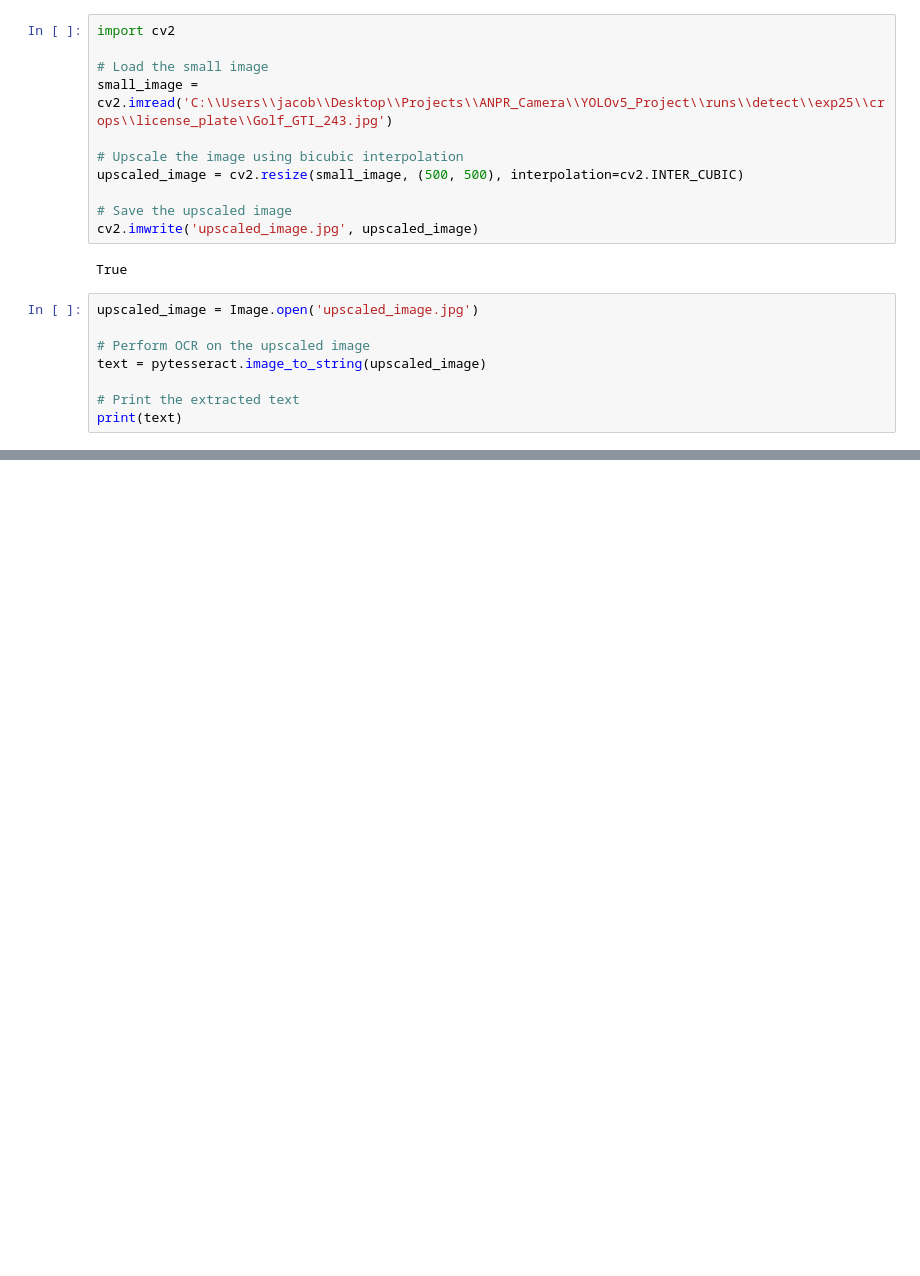
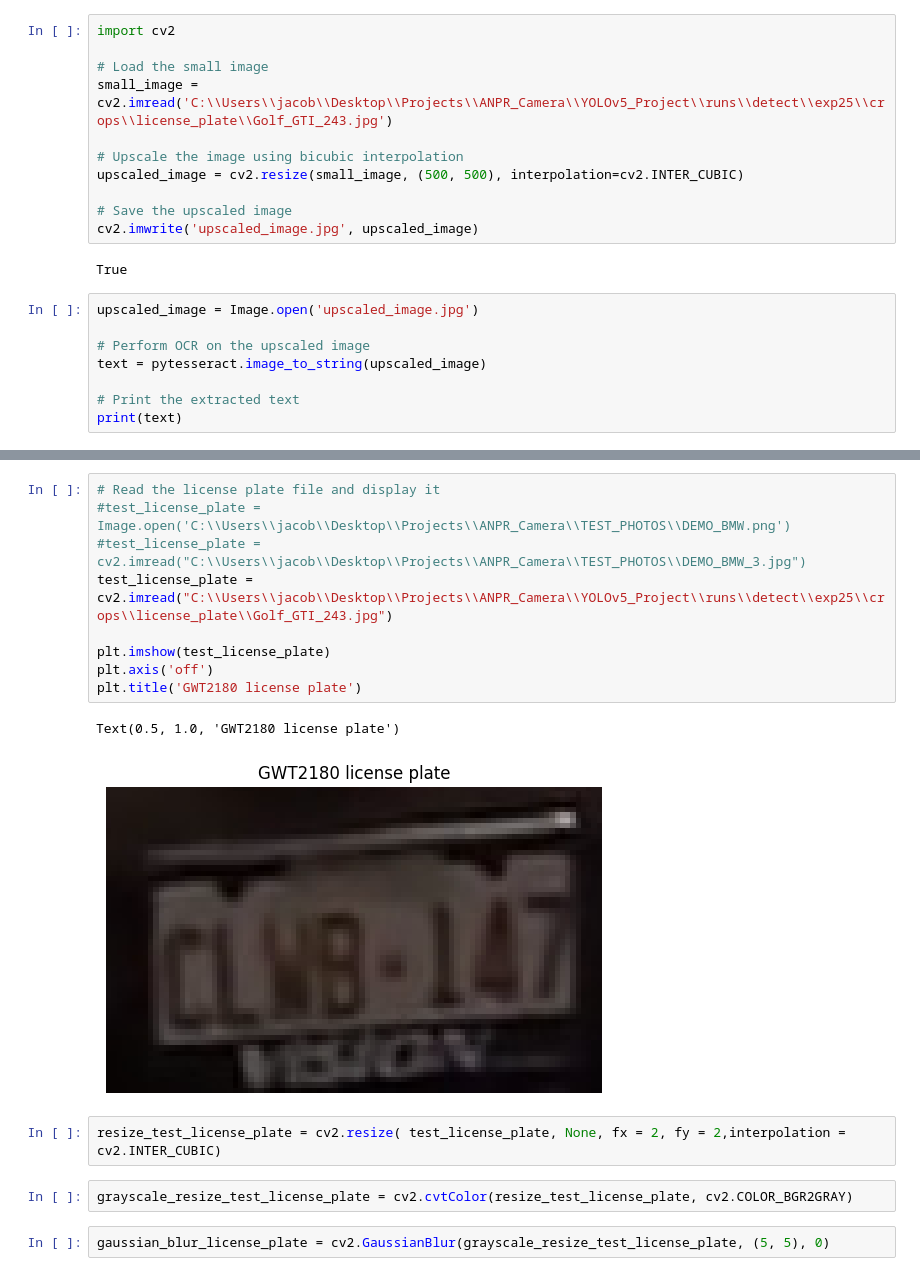
Before and after one commit to codeecon99/Surveillance-System, a Jupyter notebook: LP_Reader.ipynb, the cells around one changed output, grey strips where cells are left out. Saved outputs shown, nothing was run; the diff lists cells and outputs as text; blank space fills up the shorter version.

```diff
--- a/LP_Reader.ipynb
+++ b/LP_Reader.ipynb
@@ -166,0 +194,18 @@ print(text)
+# %%
+# Read the license plate file and display it
+#test_license_plate = Image.open('C:\\Users\\jacob\\Desktop\\Projects\\ANPR_Camera\\TEST_PHOTOS\\DEMO_BMW.png')
+#test_license_plate = cv2.imread("C:\\Users\\jacob\\Desktop\\Projects\\ANPR_Camera\\TEST_PHOTOS\\DEMO_BMW_3.jpg")
+test_license_plate = cv2.imread("C:\\Users\\jacob\\Desktop\\Projects\\ANPR_Camera\\YOLOv5_Project\\runs\\detect\\exp25\\crops\\license_plate\\Golf_GTI_243.jpg")
+
+plt.imshow(test_license_plate)
+plt.axis('off')
+plt.title('GWT2180 license plate')
+# %% [output]
+Text(0.5, 1.0, 'GWT2180 license plate')
+[figure, added]
+# %%
+resize_test_license_plate = cv2.resize( test_license_plate, None, fx = 2, fy = 2,interpolation = cv2.INTER_CUBIC)
+# %%
+grayscale_resize_test_license_plate = cv2.cvtColor(resize_test_license_plate, cv2.COLOR_BGR2GRAY)
+# %%
+gaussian_blur_license_plate = cv2.GaussianBlur(grayscale_resize_test_license_plate, (5, 5), 0)
```
Also changed, not shown: parts of 4 cells of this notebook.
